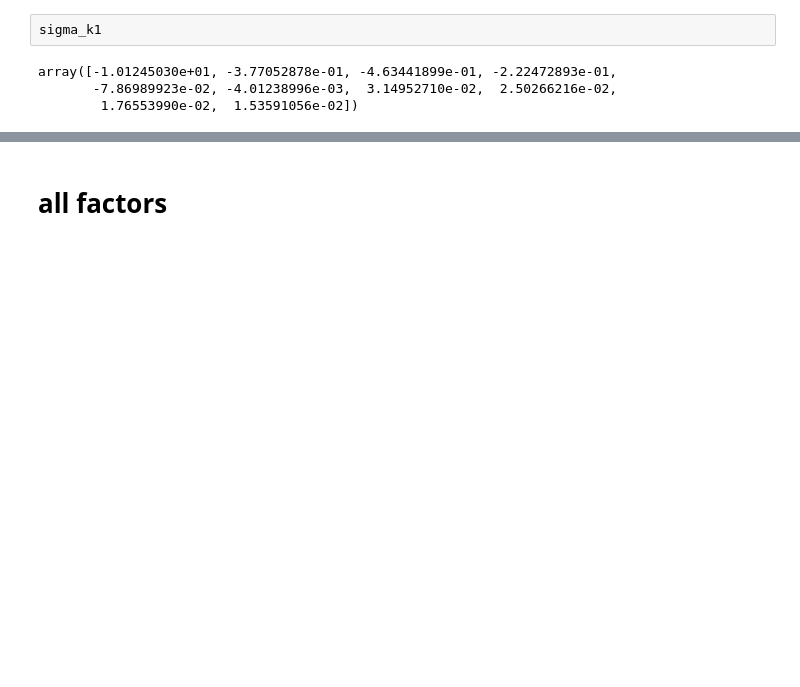
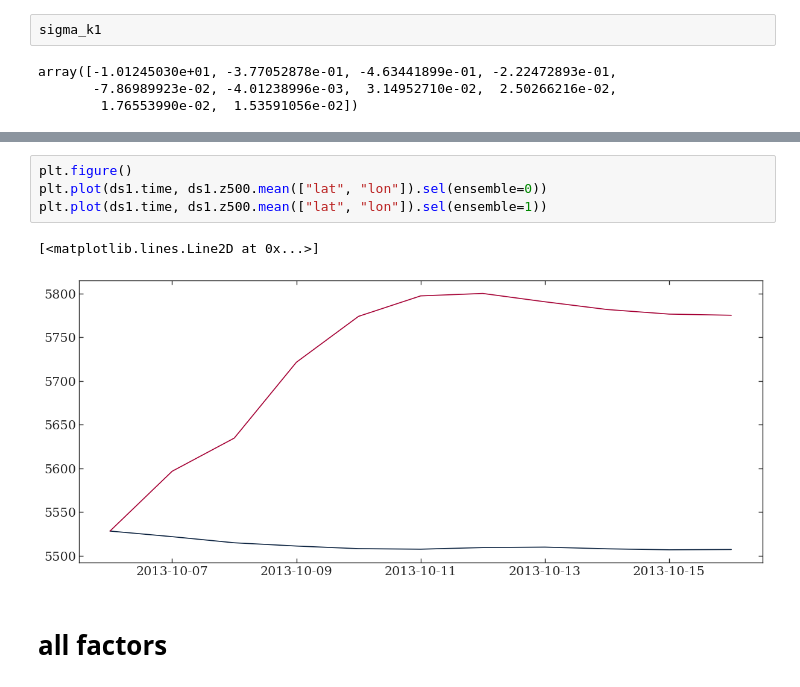
Before and after one commit to DominikStiller/uw-enspred, a Jupyter notebook: notebooks/lab1.ipynb, the cells around one changed output, grey strips where cells are left out. Saved outputs shown, nothing was run; the diff lists cells and outputs as text; blank space fills up the shorter version.

```diff
--- a/notebooks/lab1.ipynb
+++ b/notebooks/lab1.ipynb
@@ -121,3 +125,10 @@ save_plot("../plots/lab1", "factor1")
+# %%
+plt.figure()
+plt.plot(ds1.time, ds1.z500.mean(["lat", "lon"]).sel(ensemble=0))
+plt.plot(ds1.time, ds1.z500.mean(["lat", "lon"]).sel(ensemble=1))
+# %% [output]
+[<matplotlib.lines.Line2D at 0x...>]
+[figure, added]
 # %% [markdown]
 # all factors
 # %%
```
Also changed, not shown: parts of 5 cells of this notebook.
